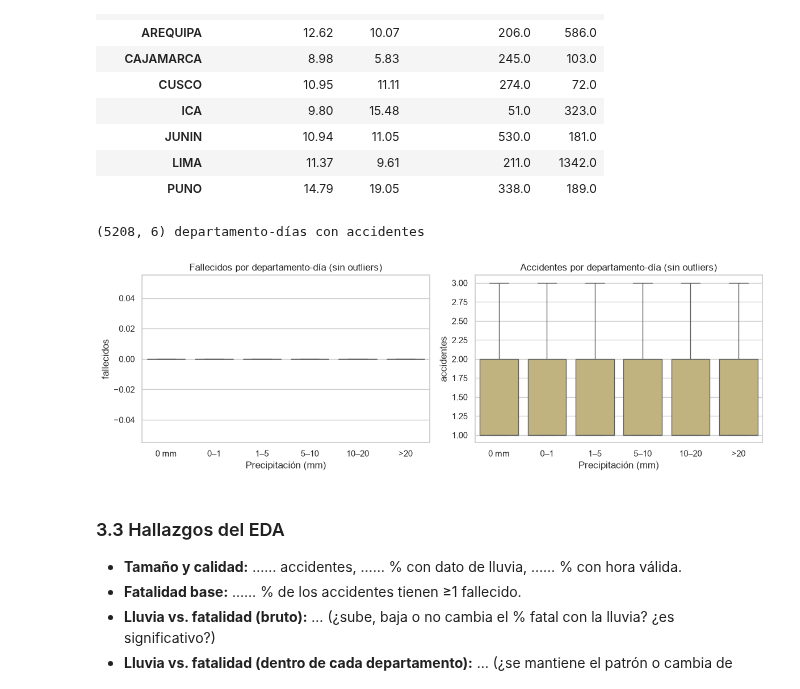
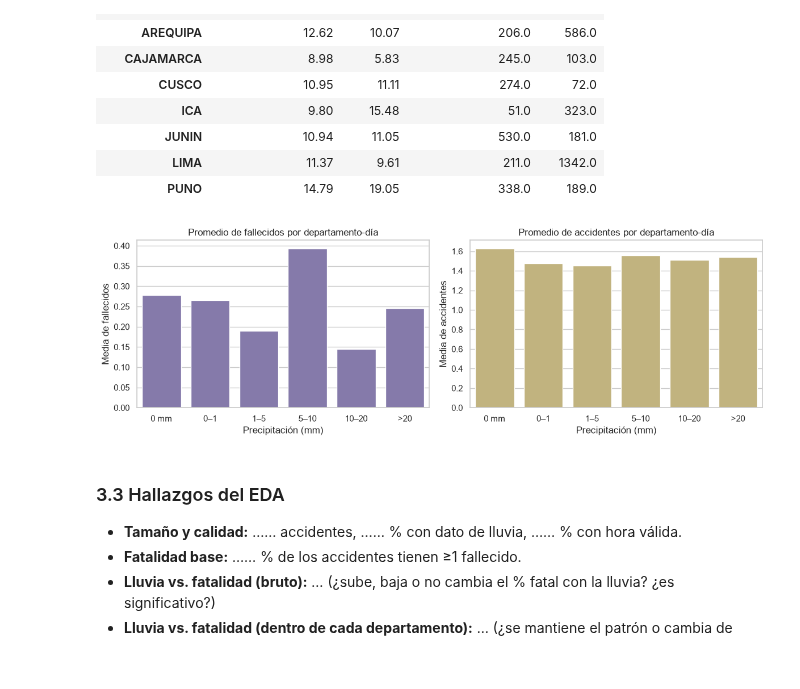
Before and after one commit to Marcor47/IAA-Grupo3, a Jupyter notebook: notebooks/01_eda.ipynb, the cells around one changed output. Drawn from its saved outputs; the diff is of its cells as text; code cells hidden in the pictures.

```diff
--- a/notebooks/01_eda.ipynb
+++ b/notebooks/01_eda.ipynb
@@ -443,23 +443,39 @@ g.pivot(index="DEPARTAMENTO", columns="LLUVIA", values=["pct_fatal", "size"]).ro
 | LIMA | 11.37 | 9.61 | 211.0 | 1342.0 |
 | PUNO | 14.79 | 19.05 | 338.0 | 189.0 |
 # %%
-# Vista agregada: fallecidos por departamento-día vs. lluvia
-# (solo existen filas para días con ≥1 accidente reportado)
-dd = (d.groupby(["DEPARTAMENTO", "FECHA"])
-        .agg(accidentes=("ES_FATAL", "size"), fallecidos=("NUM_FALLECIDOS", "sum"),
-             precip=("precipitation_sum", "first")).reset_index())
+# Vista agregada: promedio de fallecidos y accidentes por departamento-día vs. lluvia (osea día donde hubo un accidente)
+dd = (
+    d.groupby(["DEPARTAMENTO", "FECHA"])
+    .agg(
+        accidentes=("ES_FATAL", "size"),
+        fallecidos=("NUM_FALLECIDOS", "sum"),
+        precip=("precipitation_sum", "first")
+    )
+    .reset_index()
+)
+
 dd["PRECIP_BIN"] = pd.cut(dd.precip, bins=BINS, labels=ETIQ)
-print(dd.shape, "departamento-días con accidentes")
+
+# Calcular las medias por rango de precipitación para graficar
+resumen_agg = dd.groupby("PRECIP_BIN", observed=False)[["fallecidos", "accidentes"]].mean().reset_index()
 
 fig, ax = plt.subplots(1, 2, figsize=(12, 4))
-sns.boxplot(data=dd, x="PRECIP_BIN", y="fallecidos", ax=ax[0], showfliers=False, color="#8172B2")
-ax[0].set(title="Fallecidos por departamento-día (sin outliers)", xlabel="Precipitación (mm)")
-sns.boxplot(data=dd, x="PRECIP_BIN", y="accidentes", ax=ax[1], showfliers=False, color="#CCB974")
-ax[1].set(title="Accidentes por departamento-día (sin outliers)", xlabel="Precipitación (mm)")
-plt.tight_layout(); plt.savefig(PLOTS / "eda_08_agregado_dep_dia.png", dpi=150); plt.show()
+
+sns.barplot(data=resumen_agg, x="PRECIP_BIN", y="fallecidos", ax=ax[0], color="#8172B2")
+ax[0].set(title="Promedio de fallecidos por departamento-día", xlabel="Precipitación (mm)", ylabel="Media de fallecidos")
+
+sns.barplot(data=resumen_agg, x="PRECIP_BIN", y="accidentes", ax=ax[1], color="#CCB974")
+ax[1].set(title="Promedio de accidentes por departamento-día", xlabel="Precipitación (mm)", ylabel="Media de accidentes")
+
+plt.tight_layout()
+plt.savefig(PLOTS / "eda_08_agregado_dep_dia.png", dpi=150)
+plt.show()
+
+# Ejmeplo interpretación:
+# En un día donde hubo al menos un accidente en una región con 0 mm de lluvia,
+# el total acumulado de fallecidos en esa región durante ese día fue en promedio de 0.28.
 # %% [output]
-(5208, 6) departamento-días con accidentes
-[figure, old version]
+[figure, new version]
 # %% [markdown]
 ### 3.3 Hallazgos del EDA
 
```
Also changed, not shown: 1 other file.
